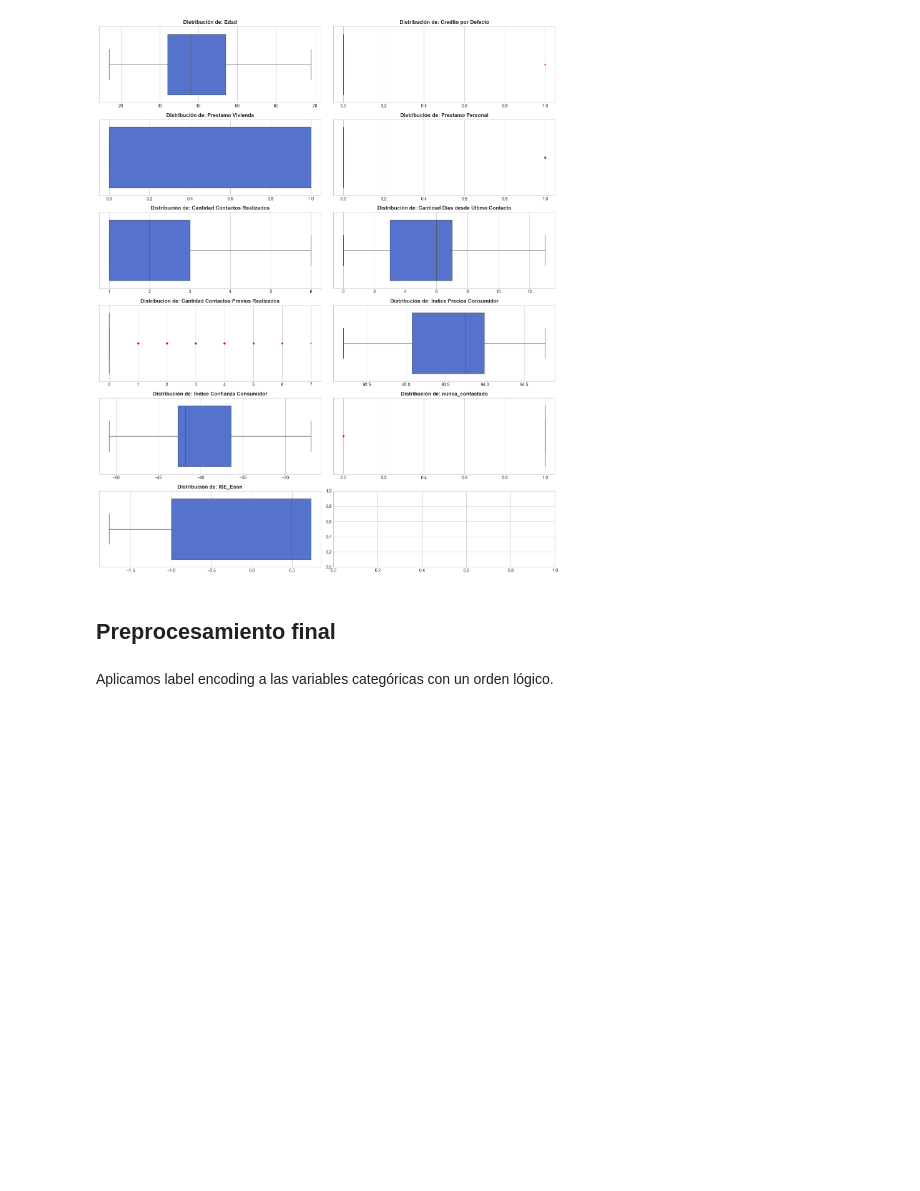
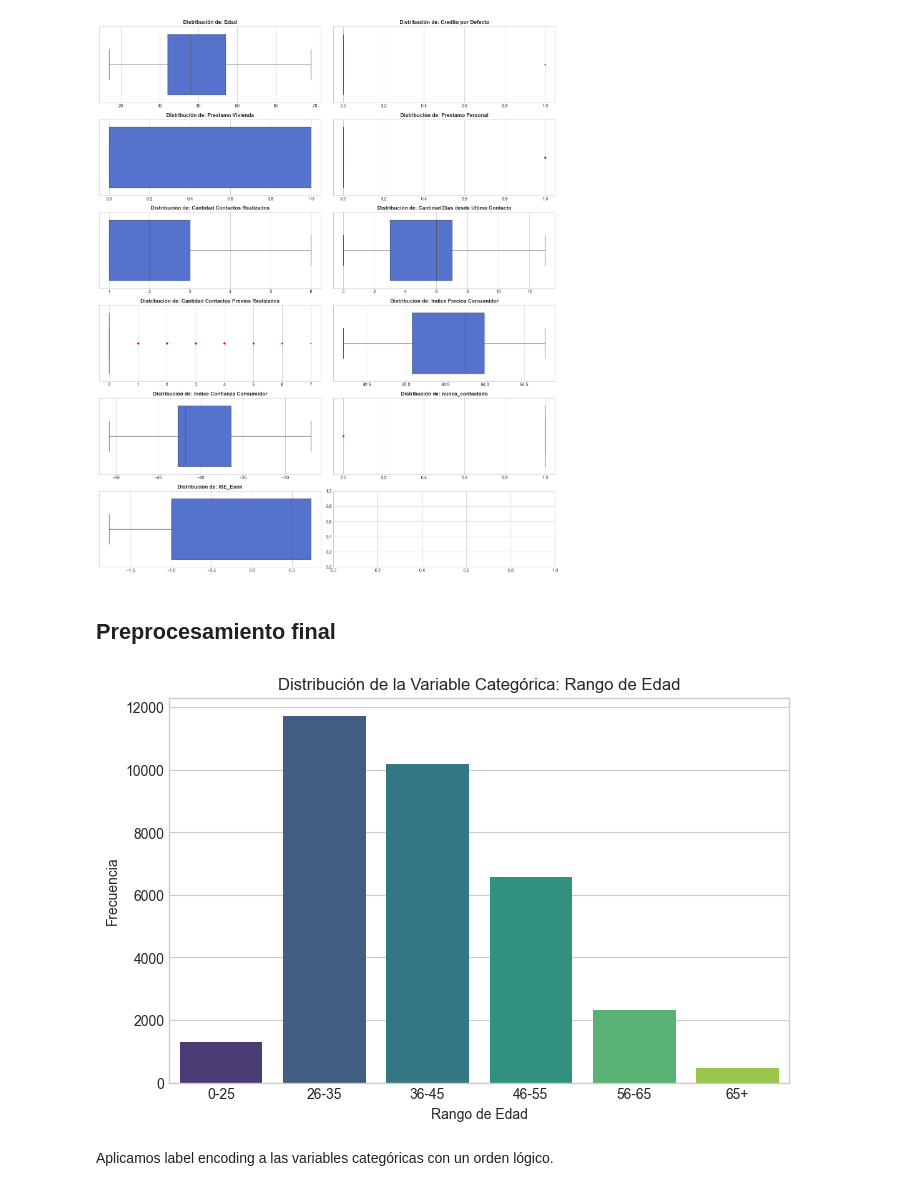
Before and after one commit to U20212419/20212419_INF648_Parcial, a Jupyter notebook: notebooks/20212419_INF648_Parcial.ipynb, the cells around one changed output. Saved outputs shown, nothing was run; the diff lists cells and outputs as text; code cells hidden in the pictures; blank space fills up the shorter version.

```diff
--- a/notebooks/20212419_INF648_Parcial.ipynb
+++ b/notebooks/20212419_INF648_Parcial.ipynb
@@ -310,6 +310,17 @@ test_df['rango_edad'] = pd.cut(test_df['Edad'], bins=age_bins, labels=age_labels
 
 train_df = train_df.drop(columns=['Edad'])
 test_df = test_df.drop(columns=['Edad'])
+# %%
+# Ver la distribución de la nueva variable categórica
+plt.figure(figsize=(8, 5))
+sns.countplot(x='rango_edad', data=train_df, palette='viridis')
+plt.title('Distribución de la Variable Categórica: Rango de Edad')
+plt.xlabel('Rango de Edad')
+plt.ylabel('Frecuencia')
+plt.savefig('../images/rango_edad_distribution_bins.svg', format='svg', bbox_inches='tight')
+plt.show()
+# %% [output]
+[figure, added]
 # %% [markdown]
 Aplicamos label encoding a las variables categóricas con un orden lógico.
 # %%
```
Also changed, not shown: parts of 21 cells of this notebook, 6 other files.
